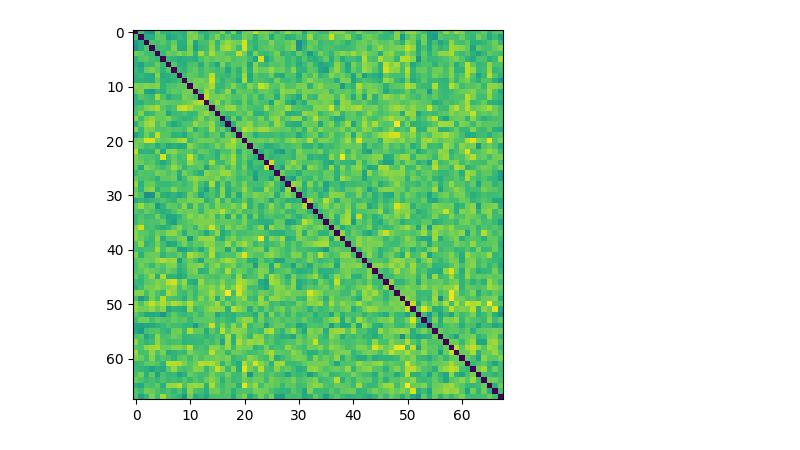
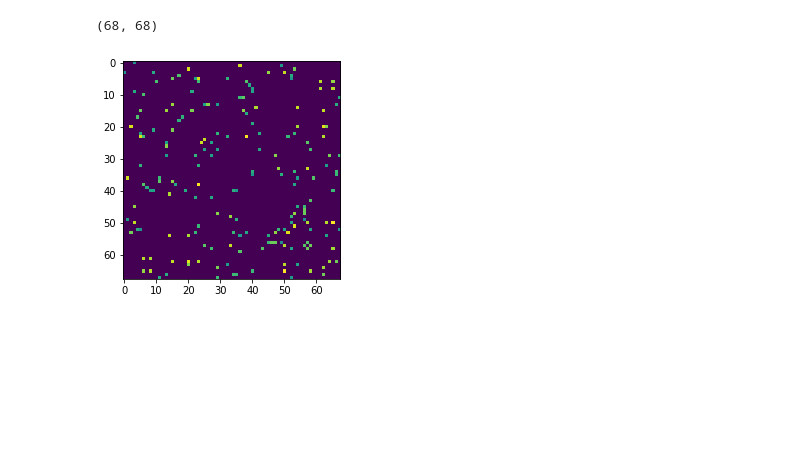
Before and after one commit to habom2310/eeg-connectivity-analysis, a Jupyter notebook: FC_distribution.ipynb, the cells around one changed output. Saved outputs shown, nothing was run; the diff lists cells and outputs as text; code cells hidden in the pictures; blank space fills up the shorter version.

```diff
--- a/FC_distribution.ipynb
+++ b/FC_distribution.ipynb
@@ -127,14 +244,26 @@ for file in files:
     al_sum += np.load(file)
 
 al_sum = al_sum / len(files)
+# %%
+critical_values = np.load("critical_value.npy")
 # %%
 # make correllation matrix from left triangle part
 al_sum = al_sum + al_sum.T - np.diag(al_sum.diagonal())
+# %%
+#critical_values[0][0] First index is the condition: 0 alert/1 fatigue,
+# second index is the frequency: 0 delta/1 theta/2 alpha/3 beta/4 gamma
+al_delta = critical_values[1][2]
+al_delta.shape
+# %% [output]
+(68, 68)
+# %%
+# make correllation matrix from left triangle part
+al_delta2 = al_delta + al_delta.T - np.diag(al_delta.diagonal())
 # %%
 #plot the matrix
 import matplotlib.pyplot as plt
-plt.imshow(al_sum)
+plt.imshow(al_delta2)
 plt.show()
 # %% [output]
-[figure, old version]
+[figure, new version]
 # %%
```
Also changed, not shown: parts of 16 cells of this notebook, 27 other files.
